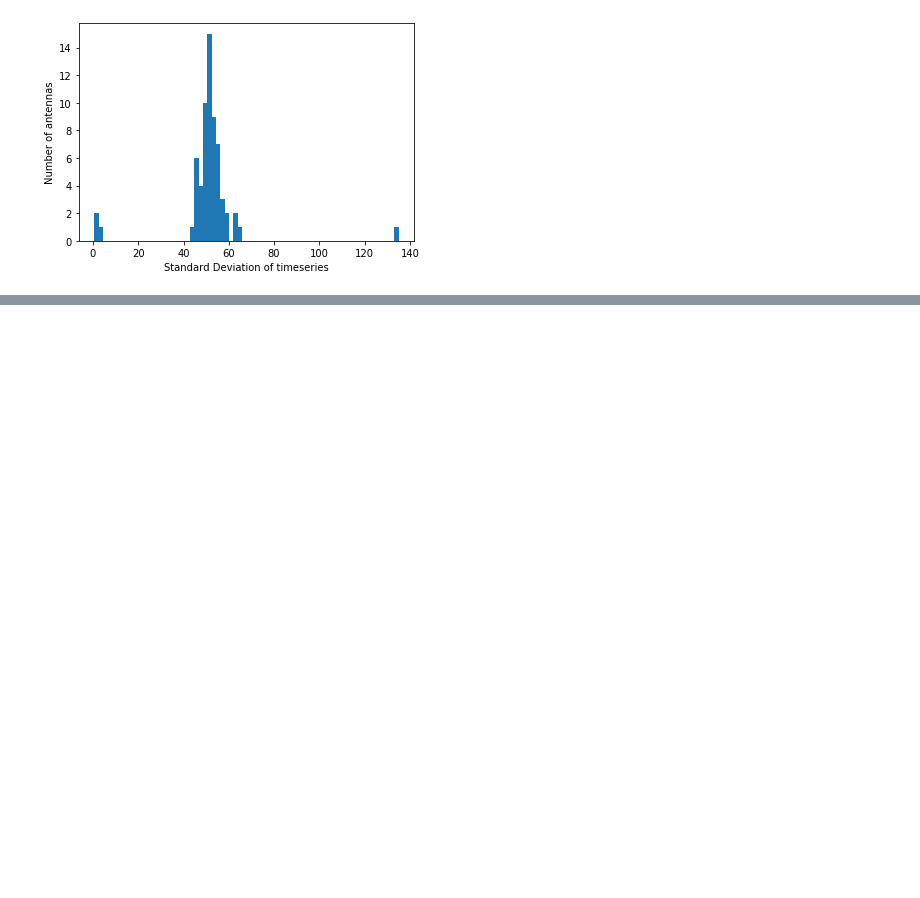
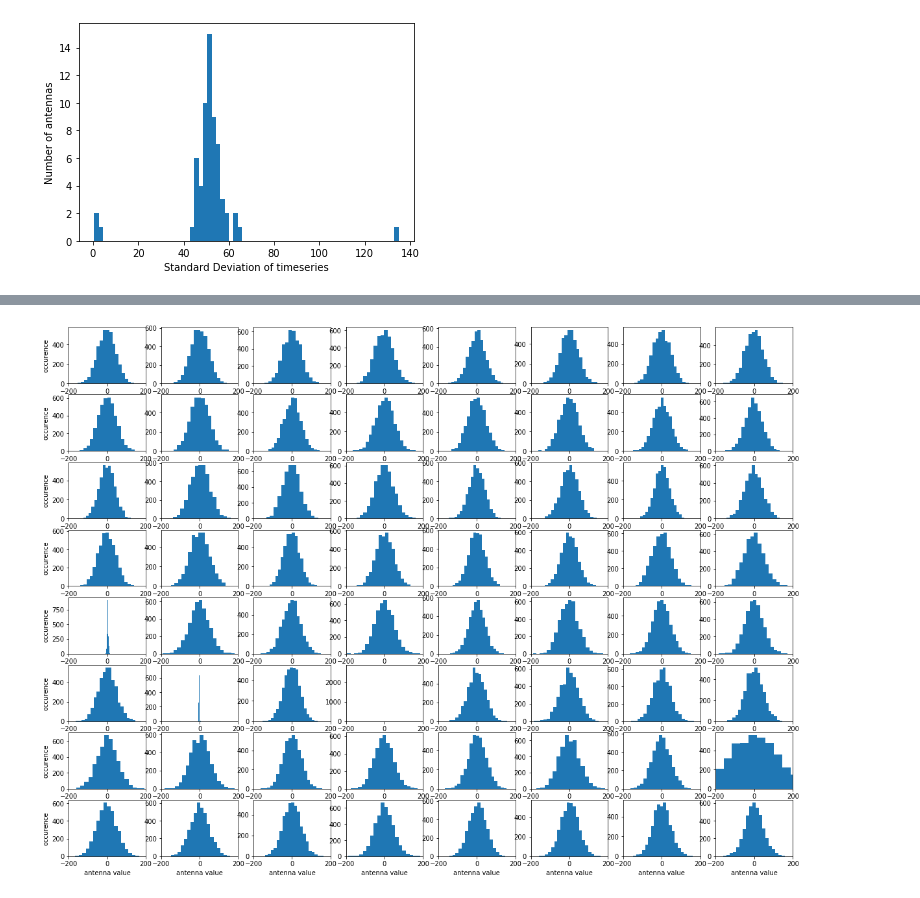
Before and after one commit to realtimeradio/caltech-lwa, a Jupyter notebook: cosmic_ray_scripts/data_capture/snapshot_inspection.ipynb, the cells around one changed output, grey strips where cells are left out. Cells and saved outputs as stored; diff of their text form; code cells hidden in the pictures; blank space fills up the shorter version.

```diff
--- a/cosmic_ray_scripts/data_capture/snapshot_inspection.ipynb
+++ b/cosmic_ray_scripts/data_capture/snapshot_inspection.ipynb
@@ -84,0 +104,13 @@ plt.show()
+# %%
+#plot histogram
+plt.figure(figsize=(20,15))
+for i in range(64):
+    plt.subplot(8,8,1+i)
+    plt.hist(snapshot[:,i+4],20)
+    plt.xlim(-200,200)
+    if i > 55:
+        plt.xlabel('antenna value')
+    if i%8==0:
+        plt.ylabel('occurence')
+# %% [output]
+[figure, added]
```
Also changed, not shown: parts of 2 cells of this notebook, 12 other files.
